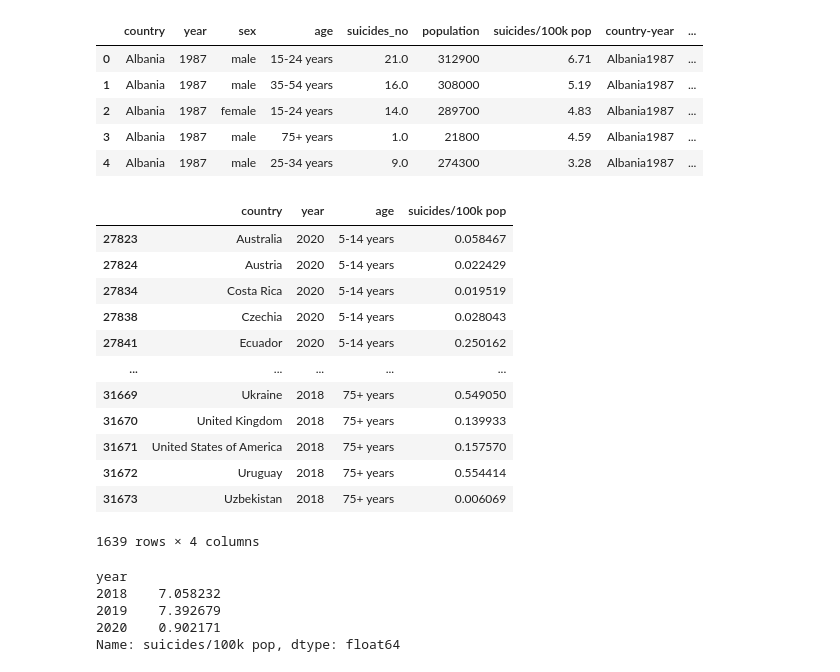
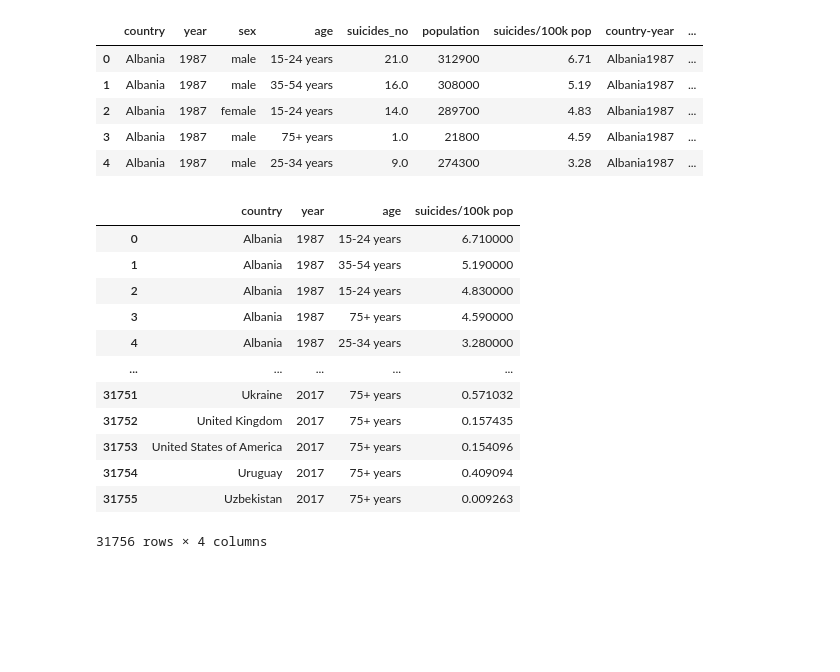
Before and after one commit to BirundhaVaratharajan/Project-1, a Jupyter notebook: Untitled.ipynb, the cells around one changed output. Cells and saved outputs as stored; diff of their text form; code cells hidden in the pictures; blank space fills up the shorter version.

```diff
--- a/Untitled.ipynb
+++ b/Untitled.ipynb
@@ -74,32 +116,23 @@ master.head()
 | 3 | Albania | 1987 | male | 75+ years | 1.0 | 21800 | 4.59 | Albania1987 | ... |
 | 4 | Albania | 1987 | male | 25-34 years | 9.0 | 274300 | 3.28 | Albania1987 | ... |
 # %%
-narrow_data_2 = master.loc[(master["year"]<2021) & (master["year"]>2017)]
+narrow_data_2 = master.loc[(master["year"]<2022) & (master["year"]>=2017)]
 narrow_data_3 = narrow_data_2.loc[(narrow_data_2["suicides/100k pop"]>0)]
-#narrow_data_2
-narrow_3 = pd.DataFrame(narrow_data_3, columns=["country", "year", "age", "suicides/100k pop"])
-narrow_3
-narrow_3.dropna()
+narrow_data_2
+narrow_data_2 = pd.DataFrame(master, columns=["country", "year", "age", "suicides/100k pop"])
+
+narrow_data_2.dropna()
 # %% [output]
 |  | country | year | age | suicides/100k pop |
-| 27823 | Australia | 2020 | 5-14 years | 0.058467 |
-| 27824 | Austria | 2020 | 5-14 years | 0.022429 |
-| 27834 | Costa Rica | 2020 | 5-14 years | 0.019519 |
-| 27838 | Czechia | 2020 | 5-14 years | 0.028043 |
-| 27841 | Ecuador | 2020 | 5-14 years | 0.250162 |
+| 0 | Albania | 1987 | 15-24 years | 6.710000 |
+| 1 | Albania | 1987 | 35-54 years | 5.190000 |
+| 2 | Albania | 1987 | 15-24 years | 4.830000 |
+| 3 | Albania | 1987 | 75+ years | 4.590000 |
+| 4 | Albania | 1987 | 25-34 years | 3.280000 |
 | ... | ... | ... | ... | ... |
-| 31669 | Ukraine | 2018 | 75+ years | 0.549050 |
-| 31670 | United Kingdom | 2018 | 75+ years | 0.139933 |
-| 31671 | United States of America | 2018 | 75+ years | 0.157570 |
-| 31672 | Uruguay | 2018 | 75+ years | 0.554414 |
-| 31673 | Uzbekistan | 2018 | 75+ years | 0.006069 |
+| 31751 | Ukraine | 2017 | 75+ years | 0.571032 |
+| 31752 | United Kingdom | 2017 | 75+ years | 0.157435 |
+| 31753 | United States of America | 2017 | 75+ years | 0.154096 |
+| 31754 | Uruguay | 2017 | 75+ years | 0.409094 |
+| 31755 | Uzbekistan | 2017 | 75+ years | 0.009263 |
-1639 rows × 4 columns
+31756 rows × 4 columns
-# %%
-group_by = narrow_3.groupby(["year"])['suicides/100k pop'].mean()
-group_by
-# %% [output]
-year
-2018    7.058232
-2019    7.392679
-2020    0.902171
-Name: suicides/100k pop, dtype: float64
```
Also changed, not shown: parts of 23 cells of this notebook, 4 other files.
